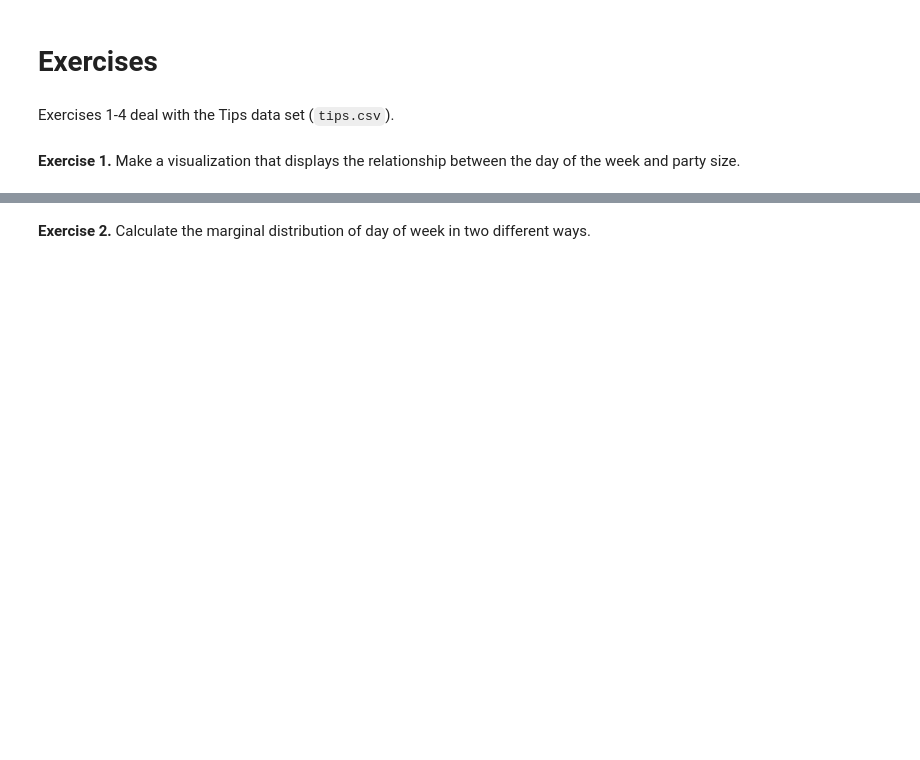
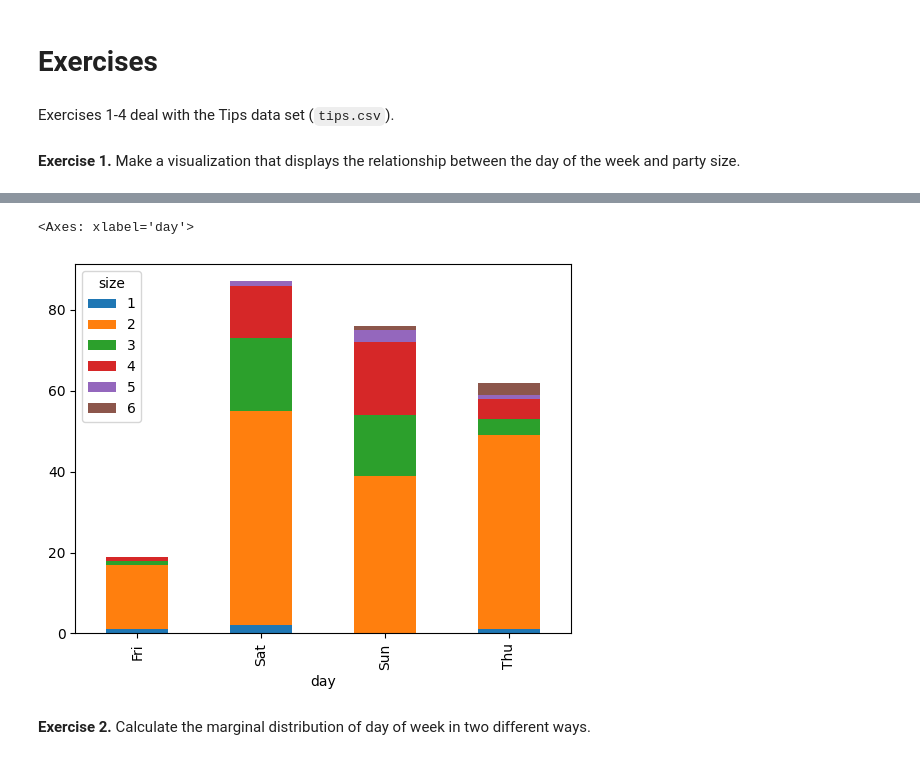
Before and after one commit to Mazrah18/CS105-DataAnaLysis, a Jupyter notebook: LABS/Lab-3/3A Relationships between Categorical Variables.ipynb, the cells around one changed output, grey strips where cells are left out. Saved outputs shown, nothing was run; the diff lists cells and outputs as text; code cells hidden in the pictures; blank space fills up the shorter version.

```diff
--- a/LABS/Lab-3/3A Relationships between Categorical Variables.ipynb
+++ b/LABS/Lab-3/3A Relationships between Categorical Variables.ipynb
@@ -265,3 +340,7 @@ Exercises 1-4 deal with the Tips data set (`tips.csv`).
 **Exercise 1.** Make a visualization that displays the relationship between the day of the week and party size.
 # %%
 # ENTER YOUR CODE HERE
+
+df = pd.read_csv('tips.csv')
+
+df
@@ -267,0 +370,4 @@ Exercises 1-4 deal with the Tips data set (`tips.csv`).
+# %%
+contingency_table = pd.crosstab(df['day'], df['size'])
+
+contingency_table
@@ -268,3 +381,8 @@ Exercises 1-4 deal with the Tips data set (`tips.csv`).
+# %%
+(contingency_table).plot.bar(stacked=True)
+# %% [output]
+<Axes: xlabel='day'>
+[figure, added]
 # %% [markdown]
 **Exercise 2.** Calculate the marginal distribution of day of week in two different ways.
 # %%
```
Also changed, not shown: parts of 20 cells of this notebook.
